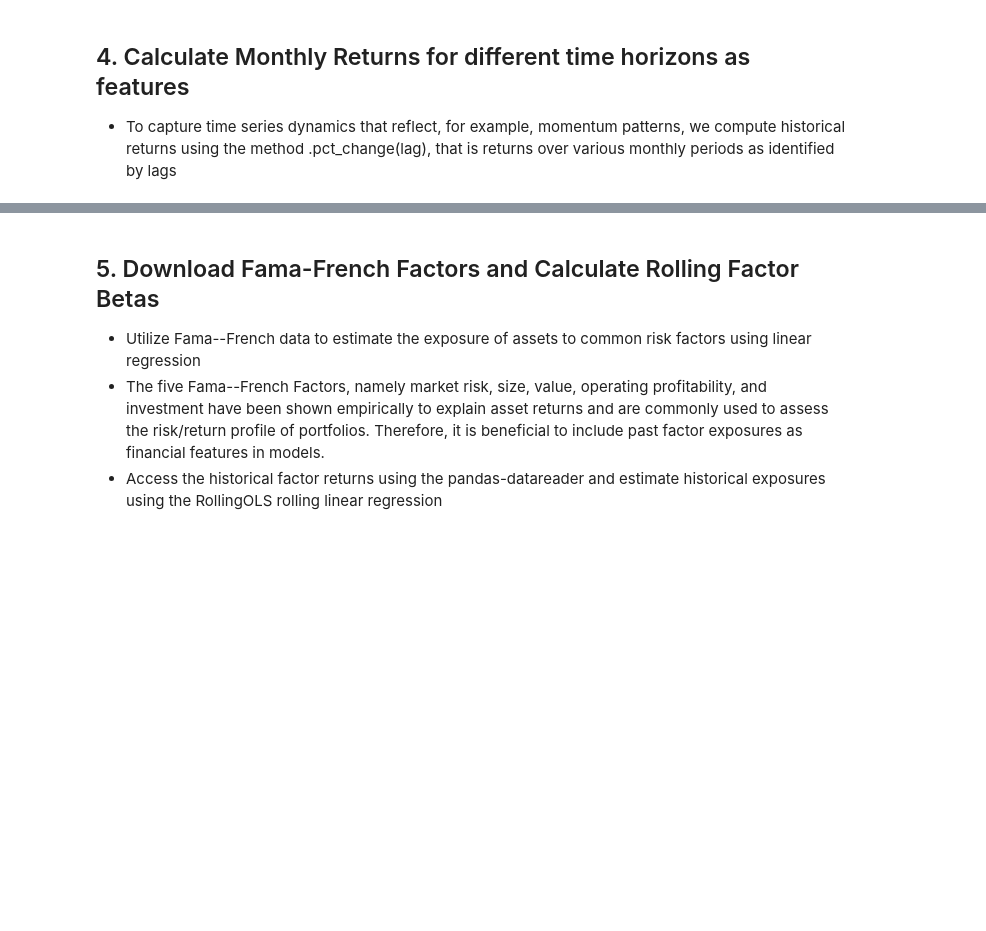
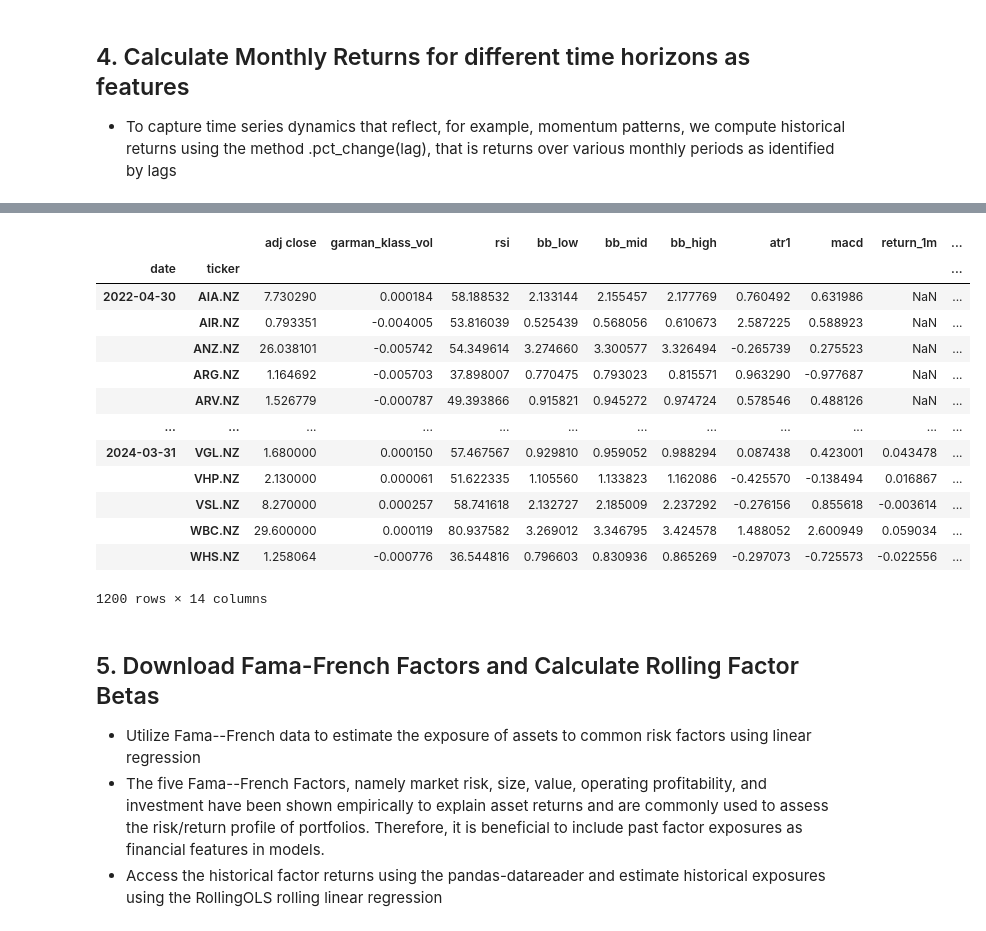
Before and after one commit to amm7903/NZX50, a Jupyter notebook: nzx50_attempt_2.ipynb, the cells around one changed output, grey strips where cells are left out. Drawn from its saved outputs; the diff is of its cells as text; code cells hidden in the pictures; blank space fills up the shorter version.

```diff
--- a/nzx50_attempt_2.ipynb
+++ b/nzx50_attempt_2.ipynb
@@ -178,24 +178,3 @@ data
 # %% [markdown]
 ## 4. Calculate Monthly Returns for different time horizons as features
 * To capture time series dynamics that reflect, for example, momentum patterns, we compute historical returns using the method .pct_change(lag), that is returns over various monthly periods as identified by lags
-# %%
-def calculate_returns(df):
-
-    outlier_cutoff = 0.005
-
-    lags = [1, 2, 3, 6, 9, 12]
-
-    for lag in lags:
-
-        df[f'return_{lag}m'] = (df['adj close']
-                               .pct_change(lag)
-                               .pipe(lambda x: x.clip(lower=x.quantile(outlier_cutoff),
-                                                     upper=x.quantile(1-outlier_cutoff)))
-                               .add(1)
-                               .pow(1/lag)
-                               .sub(1))
-    return df
-
-data = data.groupby(level=1, group_keys=False).apply(calculate_returns).dropna()
-
-data
@@ -217,3 +181,39 @@ data
+# %%
+def calculate_returns(df):
+
+    outlier_cutoff = 0.005
+
+    lags = [1, 2, 3, 6, 9, 12]
+
+    for lag in lags:
+
+        df[f'return_{lag}m'] = (df['adj close']
+                               .pct_change(lag)
+                               .pipe(lambda x: x.clip(lower=x.quantile(outlier_cutoff),
+                                                     upper=x.quantile(1-outlier_cutoff)))
+                               .add(1)
+                               .pow(1/lag)
+                               .sub(1))
+    return df
+
+data = data.groupby(level=1, group_keys=False).apply(calculate_returns)
+
+data
+# %% [output]
+|  |  | adj close | garman_klass_vol | rsi | bb_low | bb_mid | bb_high | atr1 | macd | return_1m | ... |
+| date | ticker |  |  |  |  |  |  |  |  |  | ... |
+| 2022-04-30 | AIA.NZ | 7.730290 | 0.000184 | 58.188532 | 2.133144 | 2.155457 | 2.177769 | 0.760492 | 0.631986 | NaN | ... |
+|  | AIR.NZ | 0.793351 | -0.004005 | 53.816039 | 0.525439 | 0.568056 | 0.610673 | 2.587225 | 0.588923 | NaN | ... |
+|  | ANZ.NZ | 26.038101 | -0.005742 | 54.349614 | 3.274660 | 3.300577 | 3.326494 | -0.265739 | 0.275523 | NaN | ... |
+|  | ARG.NZ | 1.164692 | -0.005703 | 37.898007 | 0.770475 | 0.793023 | 0.815571 | 0.963290 | -0.977687 | NaN | ... |
+|  | ARV.NZ | 1.526779 | -0.000787 | 49.393866 | 0.915821 | 0.945272 | 0.974724 | 0.578546 | 0.488126 | NaN | ... |
+| ... | ... | ... | ... | ... | ... | ... | ... | ... | ... | ... | ... |
+| 2024-03-31 | VGL.NZ | 1.680000 | 0.000150 | 57.467567 | 0.929810 | 0.959052 | 0.988294 | 0.087438 | 0.423001 | 0.043478 | ... |
+|  | VHP.NZ | 2.130000 | 0.000061 | 51.622335 | 1.105560 | 1.133823 | 1.162086 | -0.425570 | -0.138494 | 0.016867 | ... |
+|  | VSL.NZ | 8.270000 | 0.000257 | 58.741618 | 2.132727 | 2.185009 | 2.237292 | -0.276156 | 0.855618 | -0.003614 | ... |
+|  | WBC.NZ | 29.600000 | 0.000119 | 80.937582 | 3.269012 | 3.346795 | 3.424578 | 1.488052 | 2.600949 | 0.059034 | ... |
+|  | WHS.NZ | 1.258064 | -0.000776 | 36.544816 | 0.796603 | 0.830936 | 0.865269 | -0.297073 | -0.725573 | -0.022556 | ... |
+1200 rows × 14 columns
 # %% [markdown]
 ## 5. Download Fama-French Factors and Calculate Rolling Factor Betas
 * Utilize Fama--French data to estimate the exposure of assets to common risk factors using linear regression
```
Also changed, not shown: parts of 11 cells of this notebook.
